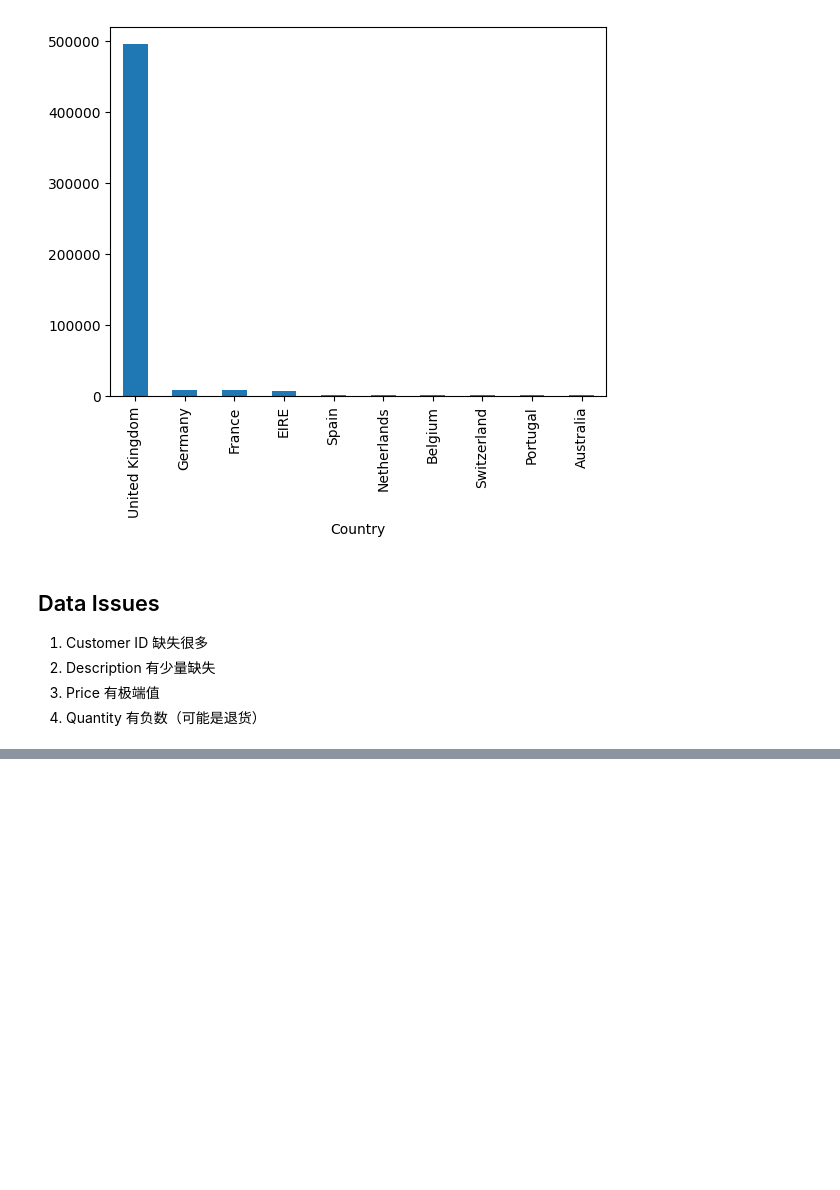
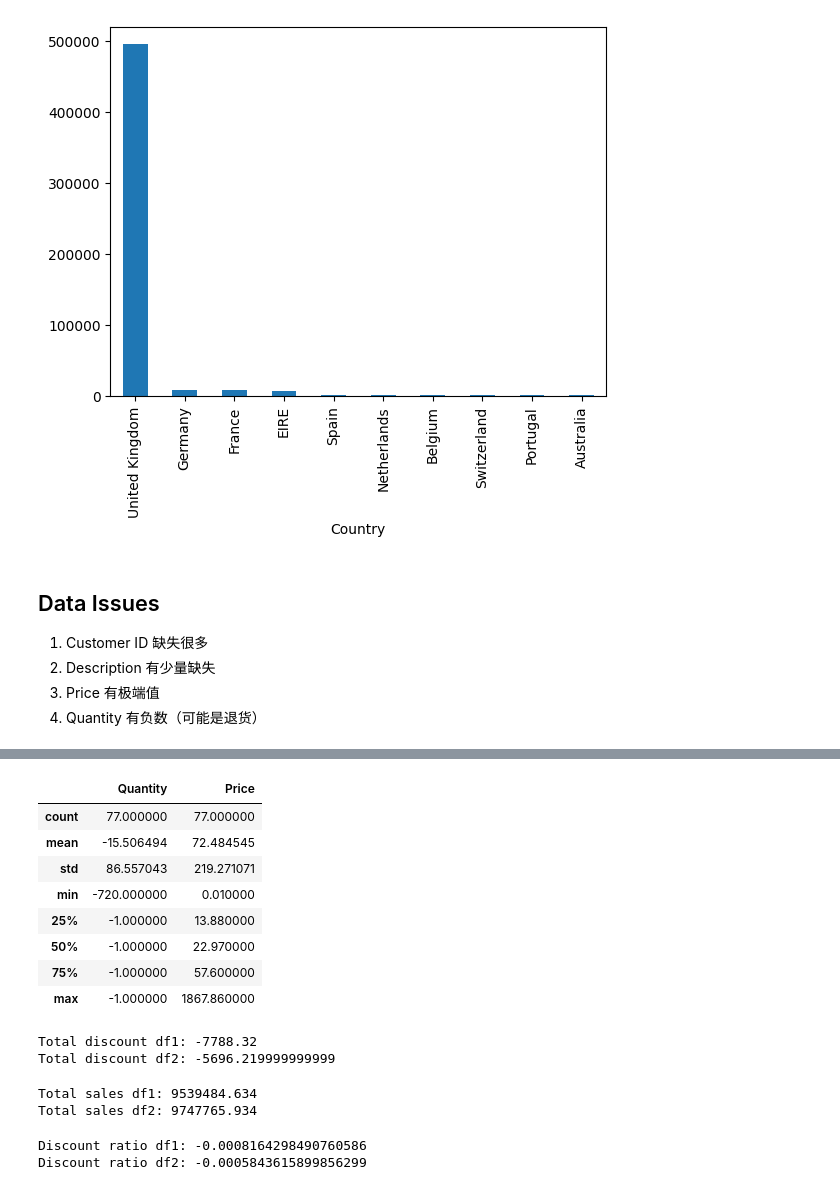
Before and after one commit to Wyatt456/retail-project, a Jupyter notebook: notebooks/01-checkpoint.ipynb, the cells around one changed output, grey strips where cells are left out. Drawn from its saved outputs; the diff is of its cells as text; code cells hidden in the pictures; blank space fills up the shorter version.

```diff
--- a/notebooks/01-checkpoint.ipynb
+++ b/notebooks/01-checkpoint.ipynb
@@ -168,0 +188,40 @@ plt.show() #画图
+# %%
+discount_df1[["Description", "Quantity", "Price"]].describe()
+discount_df2[["Description", "Quantity", "Price"]].describe()
+# %% [output]
+|  | Quantity | Price |
+| count | 77.000000 | 77.000000 |
+| mean | -15.506494 | 72.484545 |
+| std | 86.557043 | 219.271071 |
+| min | -720.000000 | 0.010000 |
+| 25% | -1.000000 | 13.880000 |
+| 50% | -1.000000 | 22.970000 |
+| 75% | -1.000000 | 57.600000 |
+| max | -1.000000 | 1867.860000 |
+# %%
+discount_df1["TotalPrice"] = discount_df1["Quantity"] * discount_df1["Price"]
+discount_df2["TotalPrice"] = discount_df2["Quantity"] * discount_df2["Price"]
+
+print("Total discount df1:", discount_df1["TotalPrice"].sum())
+print("Total discount df2:", discount_df2["TotalPrice"].sum())
+# %% [output]
+Total discount df1: -7788.32
+Total discount df2: -5696.219999999999
+# %%
+df1["TotalPrice"] = df1["Quantity"] * df1["Price"]
+df2["TotalPrice"] = df2["Quantity"] * df2["Price"]
+
+print("Total sales df1:", df1["TotalPrice"].sum())
+print("Total sales df2:", df2["TotalPrice"].sum())
+# %% [output]
+Total sales df1: 9539484.634
+Total sales df2: 9747765.934
+# %%
+discount_ratio_df1 = discount_df1["TotalPrice"].sum() / df1["TotalPrice"].sum()
+discount_ratio_df2 = discount_df2["TotalPrice"].sum() / df2["TotalPrice"].sum()
+
+print("Discount ratio df1:", discount_ratio_df1)
+print("Discount ratio df2:", discount_ratio_df2)
+# %% [output]
+Discount ratio df1: -0.0008164298490760586
+Discount ratio df2: -0.0005843615899856299
```
Also changed, not shown: parts of 2 cells of this notebook.
